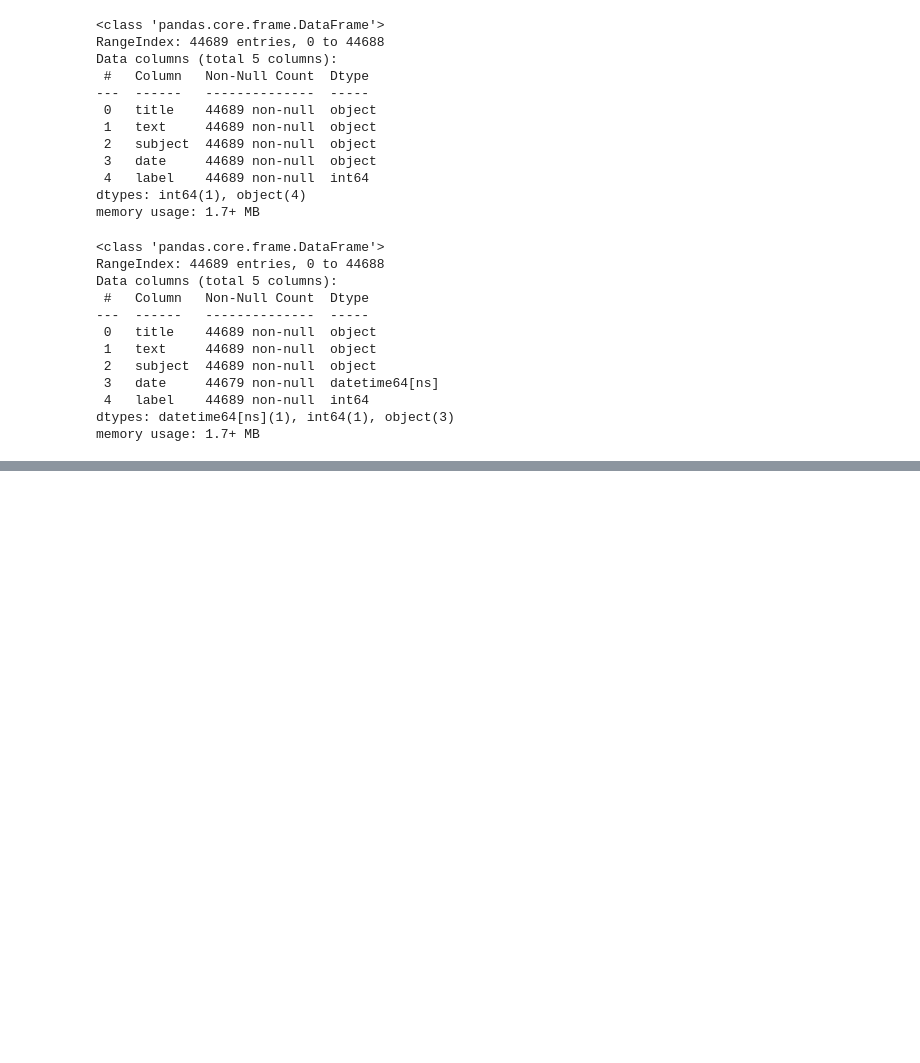
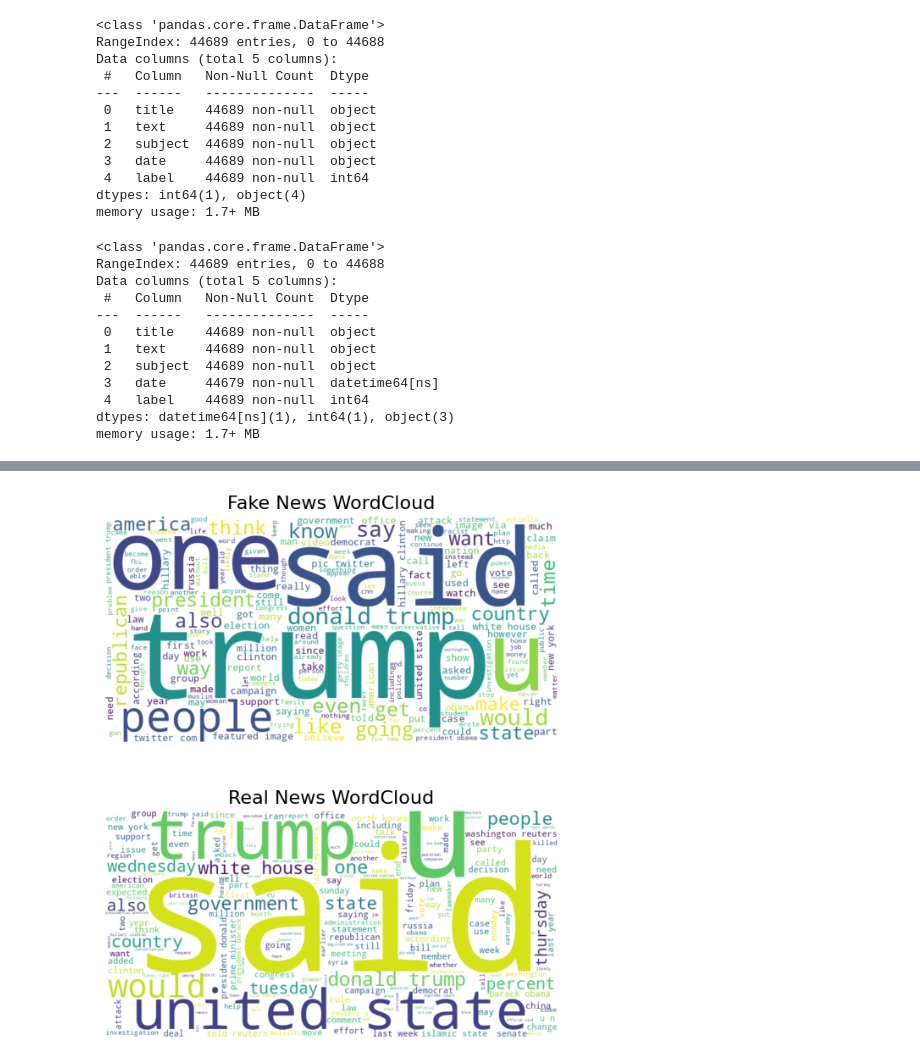
Before and after one commit to nedatrifkovic/fake-news-nlp, a Jupyter notebook: notebooks/eda.ipynb, the cells around one changed output, grey strips where cells are left out. Drawn from its saved outputs; the diff is of its cells as text; code cells hidden in the pictures; blank space fills up the shorter version.

```diff
--- a/notebooks/eda.ipynb
+++ b/notebooks/eda.ipynb
@@ -111,0 +161,24 @@ df.to_csv('../data/interim/interim_data.csv', index=False)
+# %%
+import ssl
+try:
+    _create_unverified_https_context = ssl._create_unverified_context
+except AttributeError:
+    pass
+else:
+    ssl._create_default_https_context = _create_unverified_https_context
+nltk.download('stopwords')
+STOPWORDS = set(stopwords.words("english"))
+
+# Split by label
+fake_text = " ".join(df[df["label"] == 0]["text"].dropna().tolist())
+real_text = " ".join(df[df["label"] == 1]["text"].dropna().tolist())
+
+# Convert to lowercase
+fake_text = fake_text.lower()
+real_text = real_text.lower()
+
+# Generate WordClouds
+fake_wc = WordCloud(stopwords=STOPWORDS, background_color="white",
+                    width=800, height=400).generate(fake_text)
+real_wc = WordCloud(stopwords=STOPWORDS, background_color="white",
+                    width=800, height=400).generate(real_text)
@@ -111,0 +189,14 @@ df.to_csv('../data/interim/interim_data.csv', index=False)
+# %%
+fig, axes = plt.subplots(2, 1, figsize=(16, 8))
+axes[0].imshow(fake_wc, interpolation="bilinear")
+axes[0].set_title("Fake News WordCloud", fontsize=16)
+axes[0].axis("off")
+
+axes[1].imshow(real_wc, interpolation="bilinear")
+axes[1].set_title("Real News WordCloud", fontsize=16)
+axes[1].axis("off")
+
+plt.subplots_adjust(hspace=0.3)
+plt.show()
+# %% [output]
+[figure, added]
```
Also changed, not shown: parts of 11 cells of this notebook, 10 other files.
